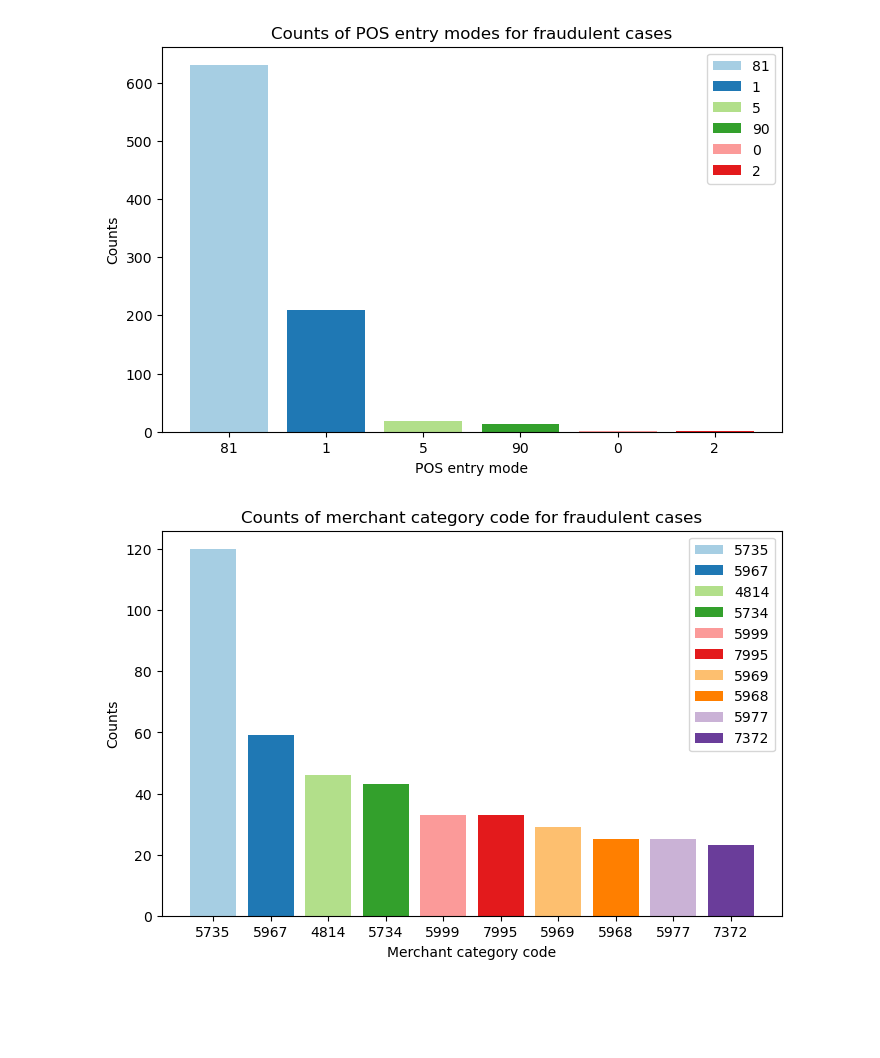
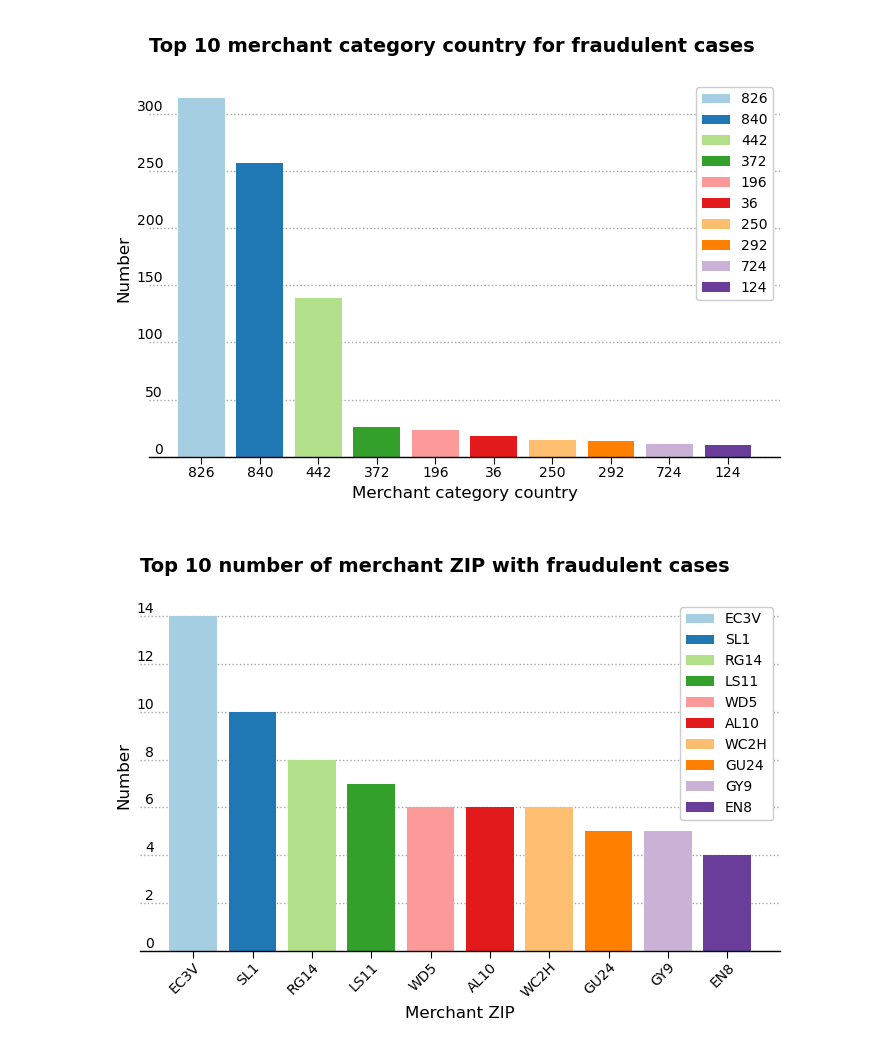
Before and after one commit to capac/credit-card-fraud-detection, a Jupyter notebook: eda.ipynb, the cells around one changed output. Saved outputs shown, nothing was run; the diff lists cells and outputs as text; code cells hidden in the pictures; blank space fills up the shorter version.

```diff
--- a/eda.ipynb
+++ b/eda.ipynb
@@ -9,11 +8,18 @@ from sklearn.preprocessing import LabelEncoder
 # %%
 home = Path.home()
 data_path = home / 'Programming/data/fraud-detection/data'
+work_dir = home / (
+    'Programming/Python/machine-learning-exercises/credit-card-fraud-detection'
+    )
 data_df = pd.read_csv(
     data_path / 'transactions_obf.csv', parse_dates=['transactionTime'],
     dtype={'availableCash': np.float64, 'transactionAmount': np.float64}
     )
 data_df.sort_values(by='transactionTime', inplace=True)
+# %%
+# matplotlib style file
+mplstyle_file = work_dir / 'barplot-style.mplstyle'
+plt.style.use(mplstyle_file)
 # %%
 data_df[['eventId', 'accountNumber', 'merchantId', 'mcc', 'merchantCountry', 'merchantZip', 'posEntryMode']] = data_df[['eventId', 'accountNumber', 'merchantId', 'mcc', 'merchantCountry', 'merchantZip', 'posEntryMode']].astype('string')
 # %%
@@ -161,27 +152,30 @@ plt.legend();
 # %%
-fig, ax = plt.subplots(figsize=(8,5))
-fraud_df = data_df[data_df.fraudCase == 1]
-pos_fraud_df = fraud_df.posEntryMode.value_counts(ascending=False)
-ax.bar(pos_fraud_df.index, pos_fraud_df.values,
-       label=pos_fraud_df.index,
-       color=plt.cm.Paired.colors)
-ax.set_xlabel('POS entry mode')
-ax.set_ylabel('Counts')
-ax.set_title('Counts of POS entry modes for fraudulent cases')
-plt.legend();
+fig, ax = plt.subplots(figsize=(7, 5))
+top_num = 10
+mctry_fraud_df = fraud_df.merchantCountry.value_counts(ascending=False)[:top_num]
+ax.bar(mctry_fraud_df.index, mctry_fraud_df.values,
+       label=mctry_fraud_df.index, color=plt.cm.Paired.colors)
+ax.set_xlabel('Merchant category country')
+ax.set_ylabel('Number')
+ax.set_title(f'Top {top_num} merchant category country for fraudulent cases')
+plt.legend()
+plt.tight_layout()
 # %% [output]
-[figure, old version]
+[figure, new version]
 # %%
-fig, ax = plt.subplots(figsize=(8,5))
+fig, ax = plt.subplots(figsize=(7, 5))
 top_num = 10
-mcc_fraud_df = fraud_df.mcc.value_counts(ascending=False)[:top_num]
-ax.bar(mcc_fraud_df.index, mcc_fraud_df.values,
-       label=mcc_fraud_df.index,
+mod_fraud_df = fraud_df.loc[fraud_df.merchantZip != '0']
+mz_fraud_df = mod_fraud_df.merchantZip.value_counts(ascending=False)[:top_num]
+ax.bar(mz_fraud_df.index, mz_fraud_df.values, label=mz_fraud_df.index,
        color=plt.cm.Paired.colors)
-ax.set_xlabel('Merchant category code')
-ax.set_ylabel('Counts')
-ax.set_title('Counts of merchant category code for fraudulent cases')
-plt.legend();
+ax.set_xlabel('Merchant ZIP')
+ax.set_ylabel('Number')
+ax.set_title(f'Top {top_num} number of merchant ZIP with fraudulent cases')
+plt.setp(ax.get_xticklabels(), ha='right',
+         rotation_mode='anchor', rotation=45)
+plt.legend()
+plt.tight_layout()
 # %% [output]
-[figure, old version]
+[figure, new version]
 # %%
```
Also changed, not shown: parts of 13 cells of this notebook.
